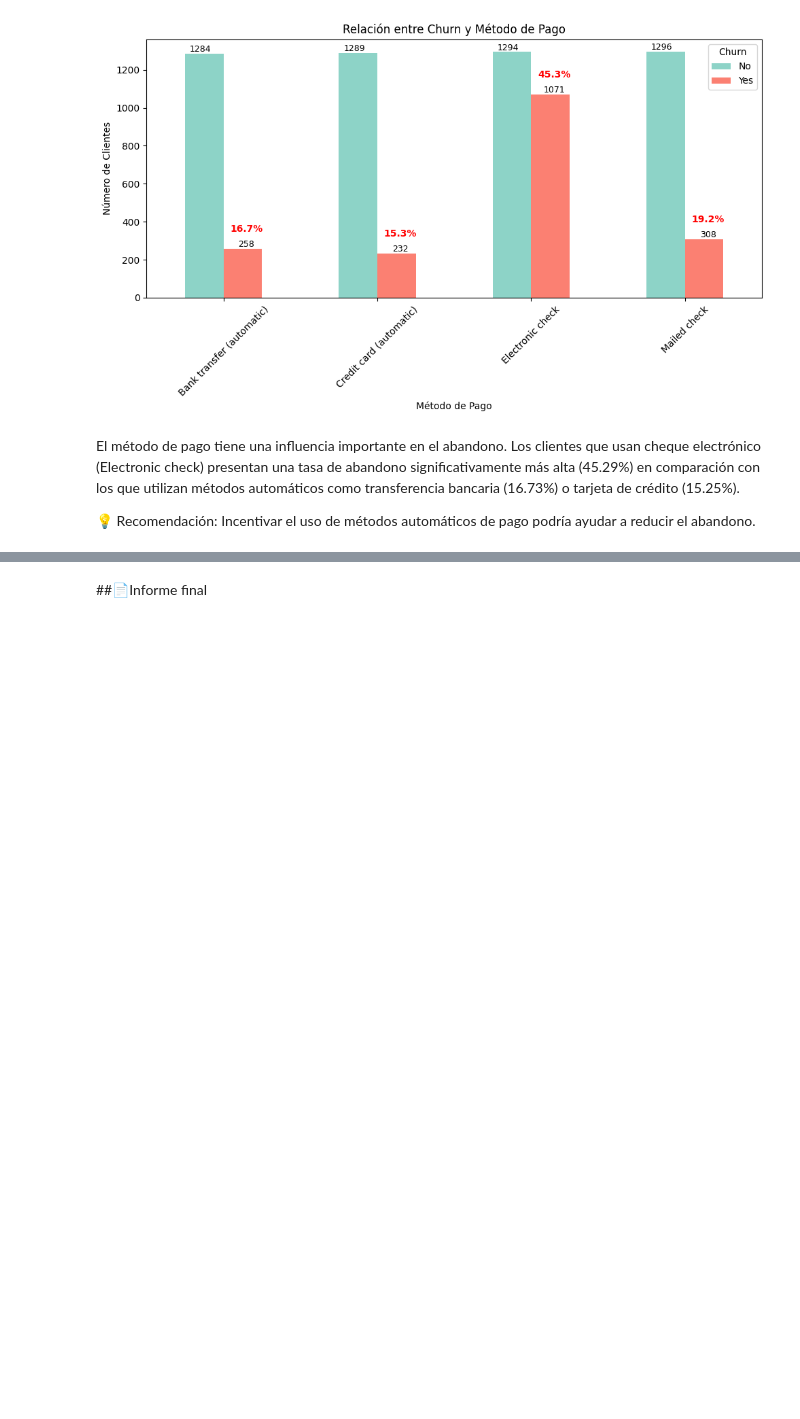
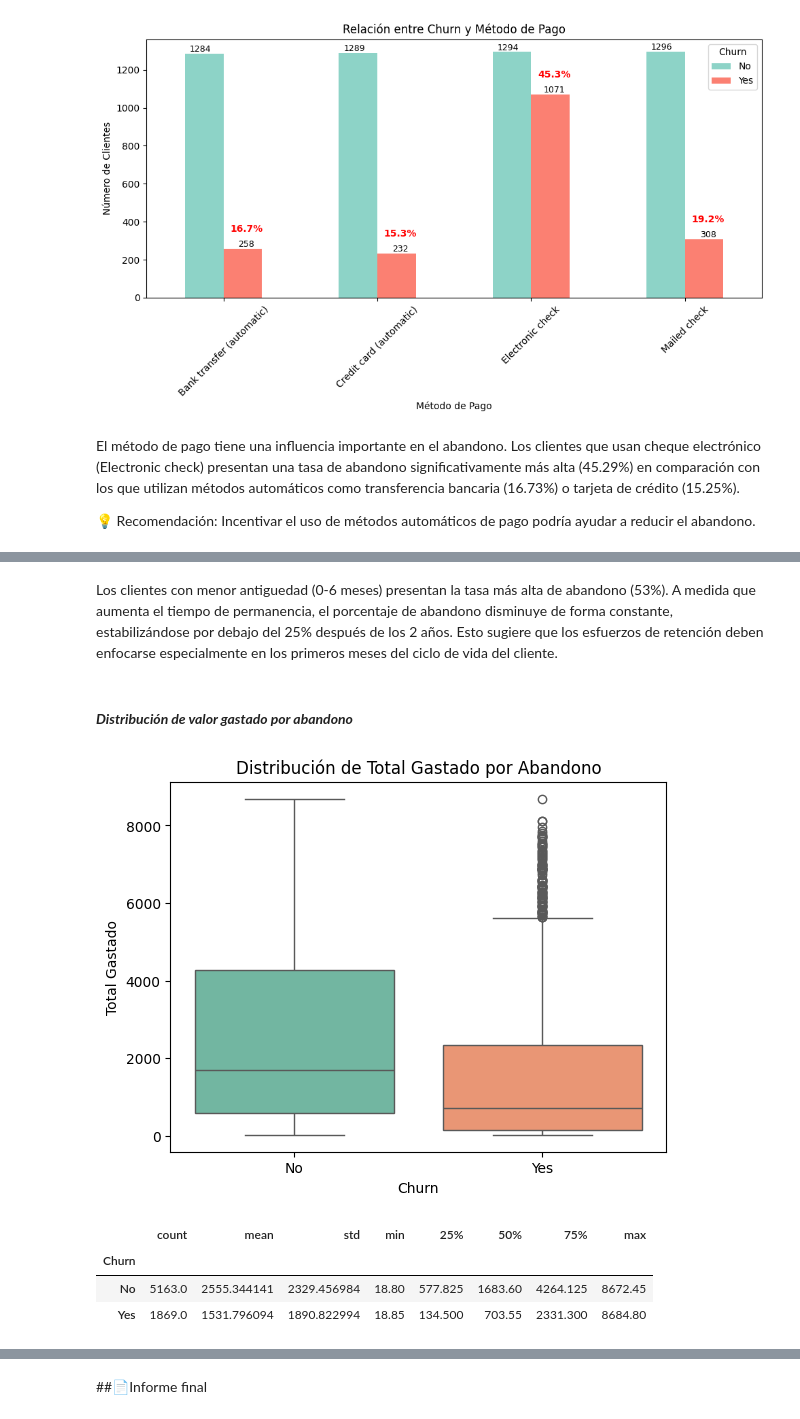
Before and after one commit to JonathanPuertaG/Challenge2-TelecomX, a Jupyter notebook: Challenge_Telecom_X.ipynb, the cells around one changed output, grey strips where cells are left out. Saved outputs shown, nothing was run; the diff lists cells and outputs as text; code cells hidden in the pictures; blank space fills up the shorter version.

```diff
--- a/Challenge_Telecom_X.ipynb
+++ b/Challenge_Telecom_X.ipynb
@@ -410,0 +408,22 @@ El método de pago tiene una influencia importante en el abandono. Los clientes
+# %% [markdown]
+
+Los clientes con menor antiguedad (0-6 meses) presentan la tasa más alta de abandono (53%). A medida que aumenta el tiempo de permanencia, el porcentaje de abandono disminuye de forma constante, estabilizándose por debajo del 25% después de los 2 años. Esto sugiere que los esfuerzos de retención deben enfocarse especialmente en los primeros meses del ciclo de vida del cliente.
+# %% [markdown]
+#### ***Distribución de valor gastado por abandono***
+# %%
+# Boxplot para Charges.Total
+sns.boxplot(data=df_final, x='Churn', y='Charges.Total', hue='Churn', palette='Set2', dodge=False)
+plt.title('Distribución de Total Gastado por Abandono')
+plt.xlabel('Churn')
+plt.ylabel('Total Gastado')
+plt.legend([],[], frameon=False)
+plt.show()
+# %% [output]
+[figure, added]
+# %%
+df_final.groupby('Churn')['Charges.Total'].describe()
+# %% [output]
+|  | count | mean | std | min | 25% | 50% | 75% | max |
+| Churn |  |  |  |  |  |  |  |  |
+| No | 5163.0 | 2555.344141 | 2329.456984 | 18.80 | 577.825 | 1683.60 | 4264.125 | 8672.45 |
+| Yes | 1869.0 | 1531.796094 | 1890.822994 | 18.85 | 134.500 | 703.55 | 2331.300 | 8684.80 |
```
Also changed, not shown: parts of 7 cells of this notebook.
